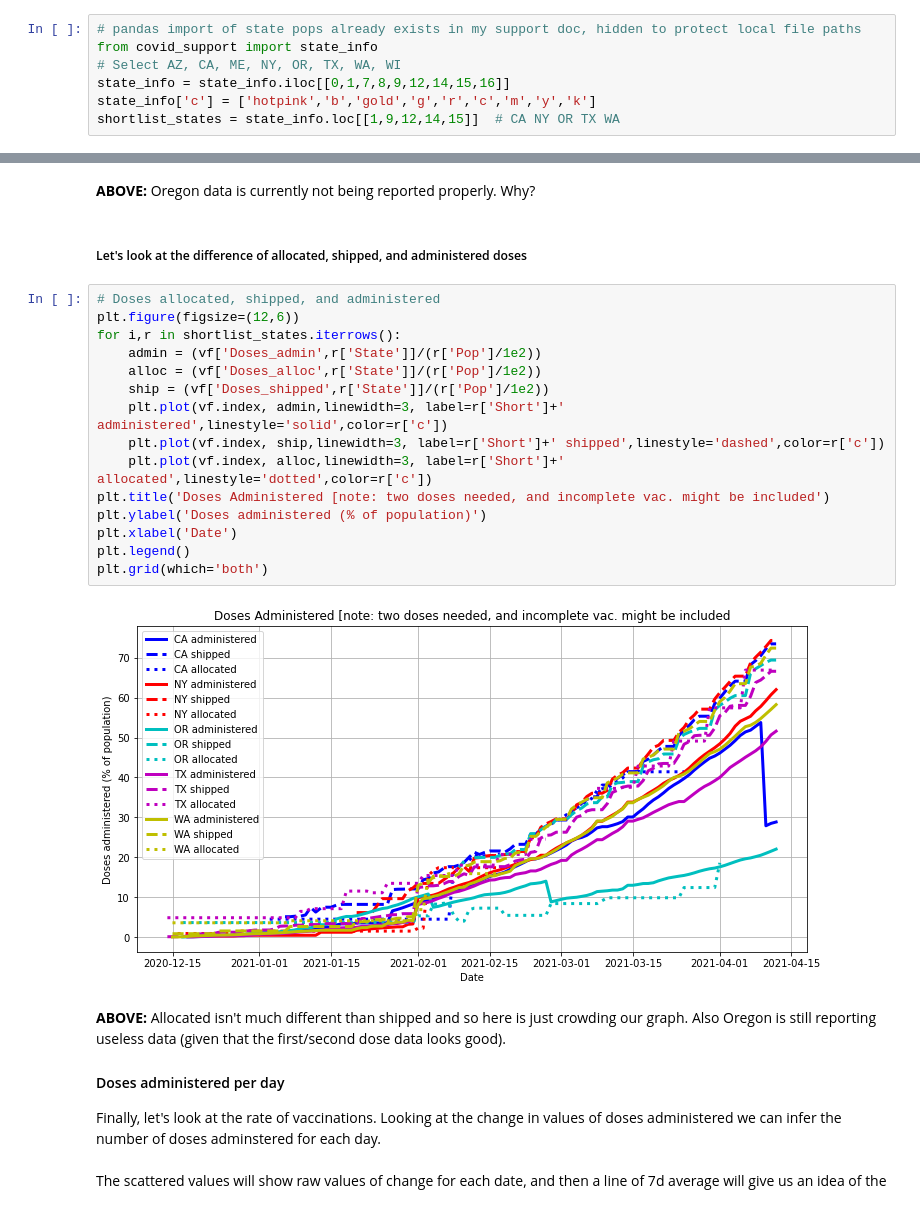
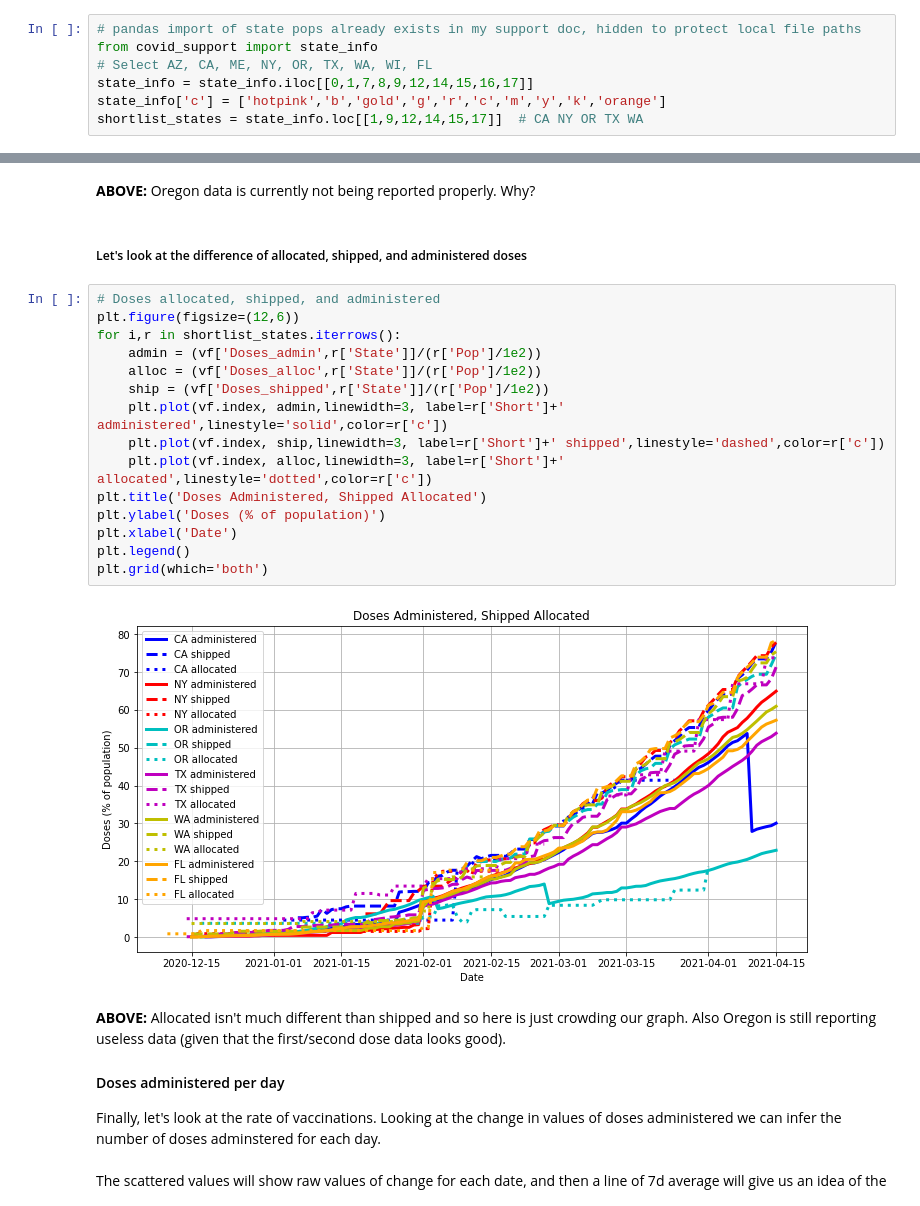
Before and after one commit to nb137/Covid-Data-Analysis, a Jupyter notebook: Covid_Vaccine_Progress.ipynb, the cells around one changed output, grey strips where cells are left out. Drawn from its saved outputs; the diff is of its cells as text.

```diff
--- a/Covid_Vaccine_Progress.ipynb
+++ b/Covid_Vaccine_Progress.ipynb
@@ -38,10 +38,10 @@ Latest Data:            2021-04-12
 # %%
 # pandas import of state pops already exists in my support doc, hidden to protect local file paths
 from covid_support import state_info
-# Select AZ, CA, ME, NY, OR, TX, WA, WI
-state_info = state_info.iloc[[0,1,7,8,9,12,14,15,16]]
-state_info['c'] = ['hotpink','b','gold','g','r','c','m','y','k']
-shortlist_states = state_info.loc[[1,9,12,14,15]]  # CA NY OR TX WA
+# Select AZ, CA, ME, NY, OR, TX, WA, WI, FL
+state_info = state_info.iloc[[0,1,7,8,9,12,14,15,16,17]]
+state_info['c'] = ['hotpink','b','gold','g','r','c','m','y','k','orange']
+shortlist_states = state_info.loc[[1,9,12,14,15,17]]  # CA NY OR TX WA
 # %% [markdown]
 #### Look at first and second doses
 For the states that are tracking people innoculated with a first and second dose, let's look at the progression in terms of percent of population.
@@ -92,20 +92,20 @@ plt.grid(which='both')
 # %%
 # Doses allocated, shipped, and administered
 plt.figure(figsize=(12,6))
 for i,r in shortlist_states.iterrows():
     admin = (vf['Doses_admin',r['State']]/(r['Pop']/1e2))
     alloc = (vf['Doses_alloc',r['State']]/(r['Pop']/1e2))
     ship = (vf['Doses_shipped',r['State']]/(r['Pop']/1e2))
     plt.plot(vf.index, admin,linewidth=3, label=r['Short']+' administered',linestyle='solid',color=r['c'])
     plt.plot(vf.index, ship,linewidth=3, label=r['Short']+' shipped',linestyle='dashed',color=r['c'])
     plt.plot(vf.index, alloc,linewidth=3, label=r['Short']+' allocated',linestyle='dotted',color=r['c'])
-plt.title('Doses Administered [note: two doses needed, and incomplete vac. might be included')
-plt.ylabel('Doses administered (% of population)')
+plt.title('Doses Administered, Shipped Allocated')
+plt.ylabel('Doses (% of population)')
 plt.xlabel('Date')
 plt.legend()
 plt.grid(which='both')
 # %% [output]
-[figure, old version]
+[figure, new version]
 # %% [markdown]
 <b>ABOVE:</b> Allocated isn't much different than shipped and so here is just crowding our graph. Also Oregon is still reporting useless data (given that the first/second dose data looks good).
 #### Doses administered per day
```
Also changed, not shown: parts of 6 cells of this notebook, 1 other file.
